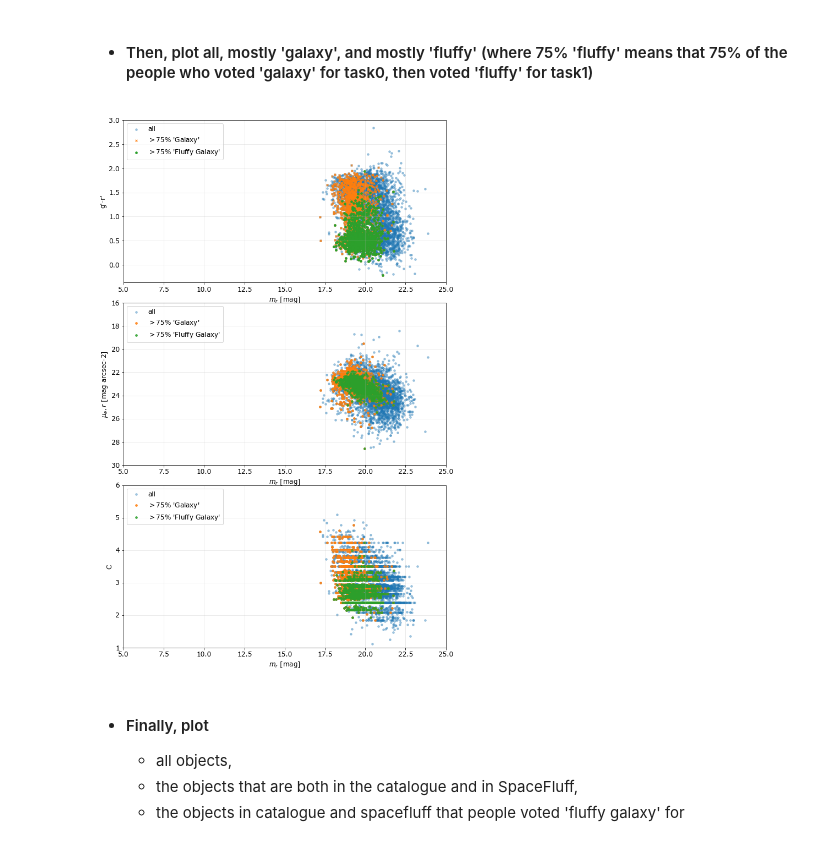
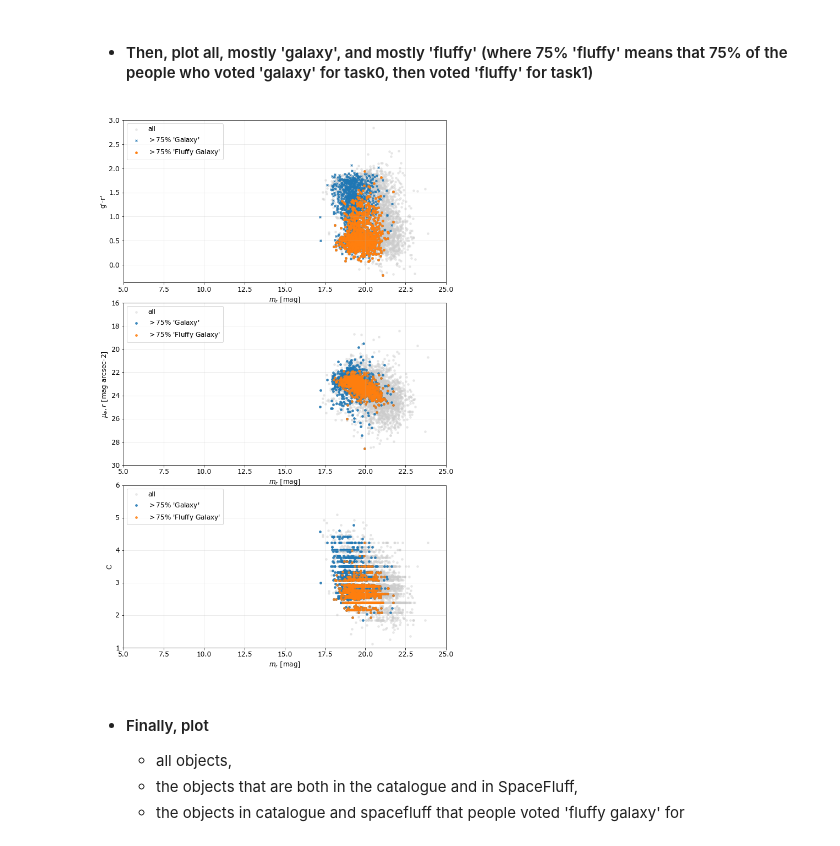
Before and after one commit to Seerden/SpaceFluff, a Jupyter notebook: analysis/sf_classify.ipynb, the cells around one changed output. Cells and saved outputs as stored; diff of their text form; code cells hidden in the pictures.

```diff
--- a/analysis/sf_classify.ipynb
+++ b/analysis/sf_classify.ipynb
@@ -72,6 +73,11 @@ df['Task1'] = df['annotations'].apply(lambda x: extract_task_value(1, x))
 
 # finally, remove all rows where task0 wasn't answered (because the row, then, is useless)
 df = df[~df['Task0'].isnull()]
+
+# filter out classifications from beta
+df['created_at'] = df['created_at'].apply(parseTime)
+end_of_beta = pd.Timestamp(date(2020,10,20), tz='utc')
+df = df[df['created_at'] > end_of_beta]
 # %% [output]
 Index(['classification_id', 'user_name', 'user_id', 'user_ip', 'workflow_id',
        'workflow_name', 'workflow_version', 'created_at', 'gold_standard',
@@ -113,16 +119,19 @@ task0Values = []
 # %%
 # loop over every group created above to accumulate 'task 0' votes ('galaxy'/'group of objects'/'something else')
 for objectName in candidate_names_classify:
-    task0 = gr.get_group(objectName)['Task0']
+    try:
+        task0 = gr.get_group(objectName)['Task0']
 
-    counts = task0.value_counts().to_dict()
+        counts = task0.value_counts().to_dict()
 
-    countObj = {
-        "name": objectName,
-        "counts": counts,
-    }
+        countObj = {
+            "name": objectName,
+            "counts": counts,
+        }
 
-    task0Values.append(countObj)
+        task0Values.append(countObj)
+    except:
+        continue
 # %%
 df_task0 = pd.DataFrame(task0Values)
 df_task0.head()
@@ -630,7 +625,7 @@ for i in range(len(fr)):
 fig, fr = plt.subplots(3,1, figsize=(9,14))
 fig.tight_layout()
 
-fr[0].scatter(m_r, g-r, alpha=0.4, label='all', s=12)
+fr[0].scatter(m_r, g-r, alpha=0.4, label='all', s=12, c='#ccc')
 fr[0].scatter(gal['r_mag'], gal.g-gal.r, alpha=0.85, label=r"$> 75\%$ 'Galaxy'", s=13, marker='x')
 fr[0].scatter(fluffy['r_mag'], fluffy.g-fluffy.r, alpha=1, label=r"$> 75\%$ 'Fluffy Galaxy'", s=13)
 fr[0].update({
@@ -638,36 +633,36 @@ fr[0].update({
     'ylabel': "g'-r'"
 })
 
-fr[1].scatter(m_r, mue_r, alpha=0.4, label='all', s=12)
+fr[1].scatter(m_r, mue_r, alpha=0.4, label='all', s=12, c='#ccc')
 fr[1].scatter(gal.r_mag, gal.mue_r, alpha=0.85, label=r"$> 75\%$ 'Galaxy'", s=13)
 fr[1].scatter(fluffy['r_mag'], fluffy['mue_r'], alpha=0.85, label=r"$> 75\%$ 'Fluffy Galaxy'", s=13)
 fr[1].update({
     'xlabel': r'$m_r$ [mag]',
     'ylabel': r'$\mu_e,r$ [mag arcsec-2]',
     'ylim': [16,30]
 })
 
 
-fr[2].scatter(m_r, C, alpha=0.4, label='all', s=12)
+fr[2].scatter(m_r, C, alpha=0.4, label='all', s=12, c='#ccc')
 fr[2].scatter(gal.r_mag, gal.C, alpha=0.85, label=r"$> 75\%$ 'Galaxy'", s=13)
 fr[2].scatter(fluffy['r_mag'], fluffy['C'], alpha=0.85, label=r"$> 75\%$ 'Fluffy Galaxy'", s=13)
 fr[2].update({
     'xlabel': r'$m_r$ [mag]',
     'ylabel': 'C',
     'ylim': [1,6]
 })
 
 for i in range(len(fr)):
     fr[i].set_xlim([5,25]),
 
 fr[1].set_ylim(fr[1].get_ylim()[::-1])
 
 for i in range(len(fr)):
     fr[i].grid(alpha=0.3, which='both')
     fr[i].legend(loc='upper left')
     fr[i].set_xlabel(r'$m_r$ [mag]'),
 # %% [output]
-[figure, old version]
+[figure, new version]
 # %% [markdown]
 - #### Finally, plot
     - all objects,
```
Also changed, not shown: parts of 18 cells of this notebook.
